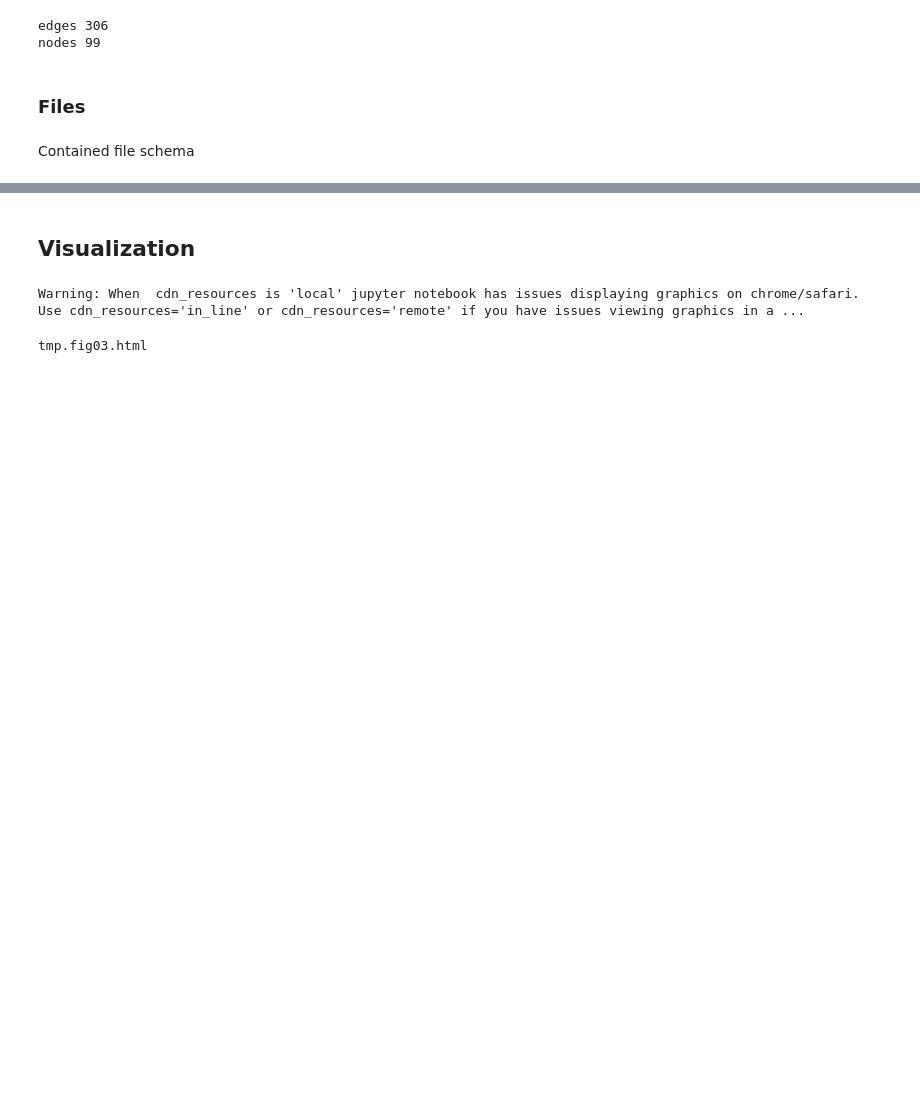
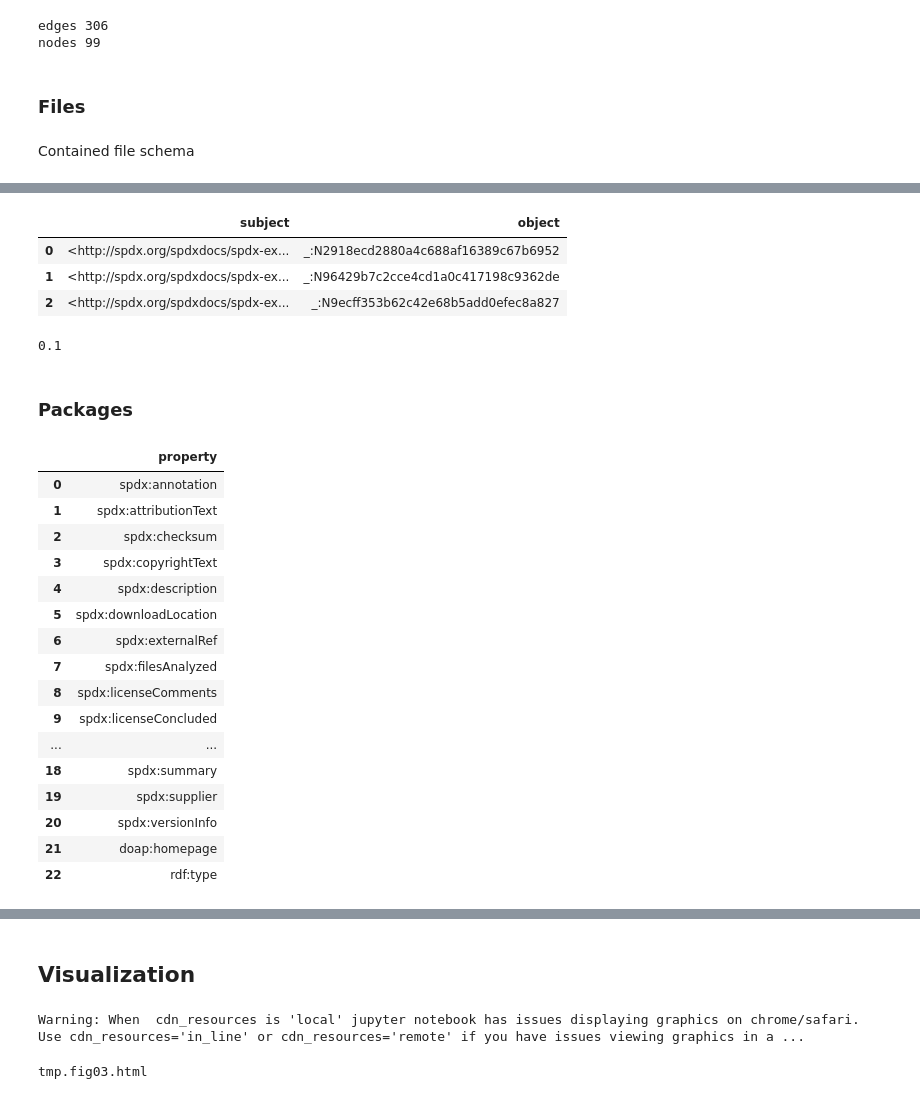
Before and after one commit to nd-crane/sbom-analysis, a Jupyter notebook: nbs/spdx_example.ipynb, the cells around one changed output, grey strips where cells are left out. Cells and saved outputs as stored; diff of their text form; code cells hidden in the pictures; blank space fills up the shorter version.

```diff
--- a/nbs/spdx_example.ipynb
+++ b/nbs/spdx_example.ipynb
@@ -209,0 +221,16 @@ df.head(5)
+# %%
+query = """
+SELECT ?subject ?object
+WHERE {
+    ?subject rdf:type spdx:File .
+    ?subject spdx:relationship ?object .
+}
+"""
+
+files = kg.query_as_df(query)
+files.head(5)
+# %% [output]
+|  | subject | object |
+| 0 | <http://spdx.org/spdxdocs/spdx-ex... | _:N2918ecd2880a4c688af16389c67b6952 |
+| 1 | <http://spdx.org/spdxdocs/spdx-ex... | _:N96429b7c2cce4cd1a0c417198c9362de |
+| 2 | <http://spdx.org/spdxdocs/spdx-ex... | _:N9ecff353b62c42e68b5add0efec8a827 |
@@ -209,0 +242,38 @@ df.head(5)
+# %%
+nx.density(nx_graph)
+# %% [output]
+0.1
+# %% [markdown]
+### Packages
+# %%
+query = """
+PREFIX spdx:<http://spdx.org/rdf/terms#>
+SELECT DISTINCT ?property
+WHERE {
+  ?file rdf:type spdx:Package .
+  ?file ?property ?value .
+}
+order by asc(UCASE(str(?property)))
+"""
+
+
+df = kg.query_as_df(query)
+df
+# %% [output]
+|  | property |
+| 0 | spdx:annotation |
+| 1 | spdx:attributionText |
+| 2 | spdx:checksum |
+| 3 | spdx:copyrightText |
+| 4 | spdx:description |
+| 5 | spdx:downloadLocation |
+| 6 | spdx:externalRef |
+| 7 | spdx:filesAnalyzed |
+| 8 | spdx:licenseComments |
+| 9 | spdx:licenseConcluded |
+| ... | ... |
+| 18 | spdx:summary |
+| 19 | spdx:supplier |
+| 20 | spdx:versionInfo |
+| 21 | doap:homepage |
+| 22 | rdf:type |
```
Also changed, not shown: parts of 12 cells of this notebook, 4 other files.
